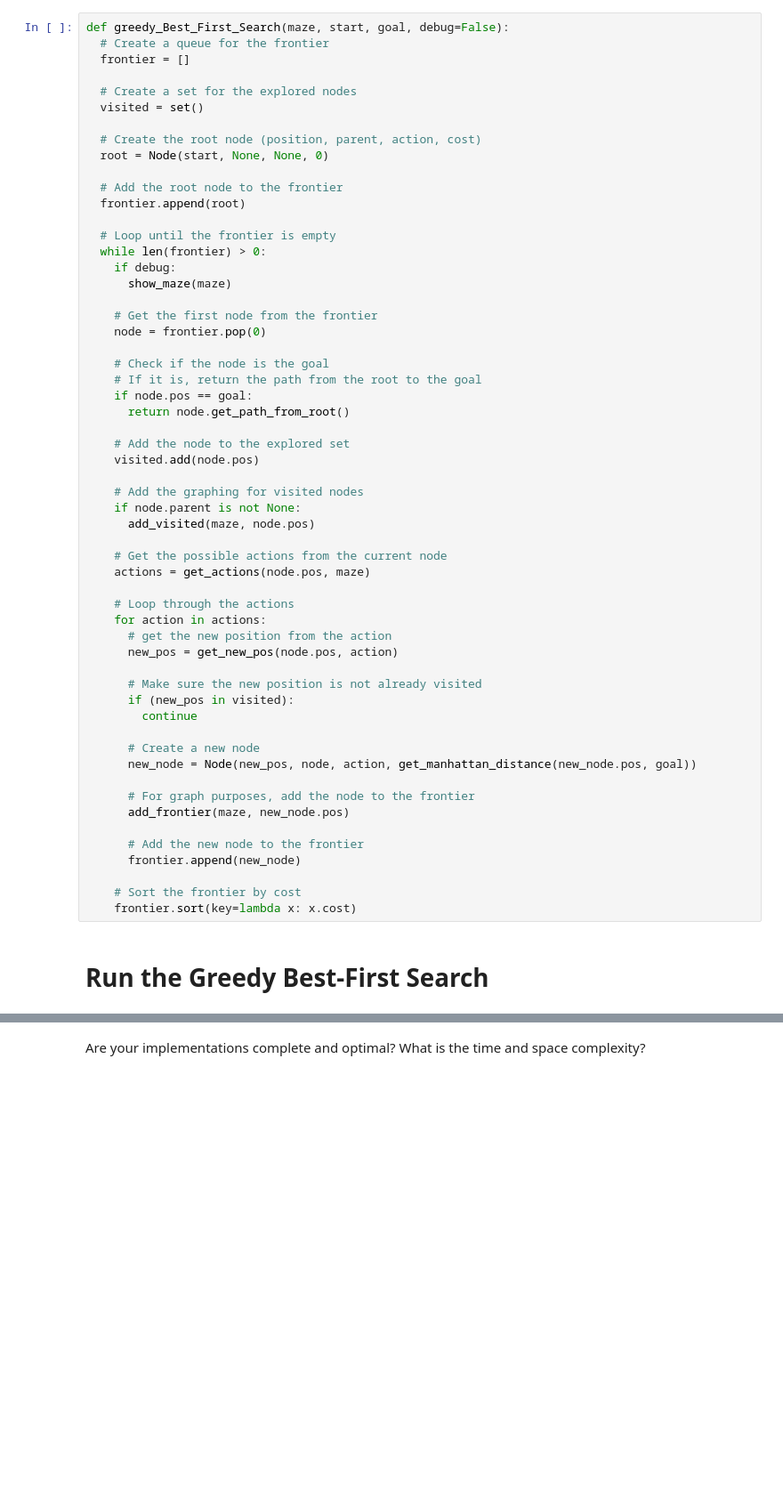
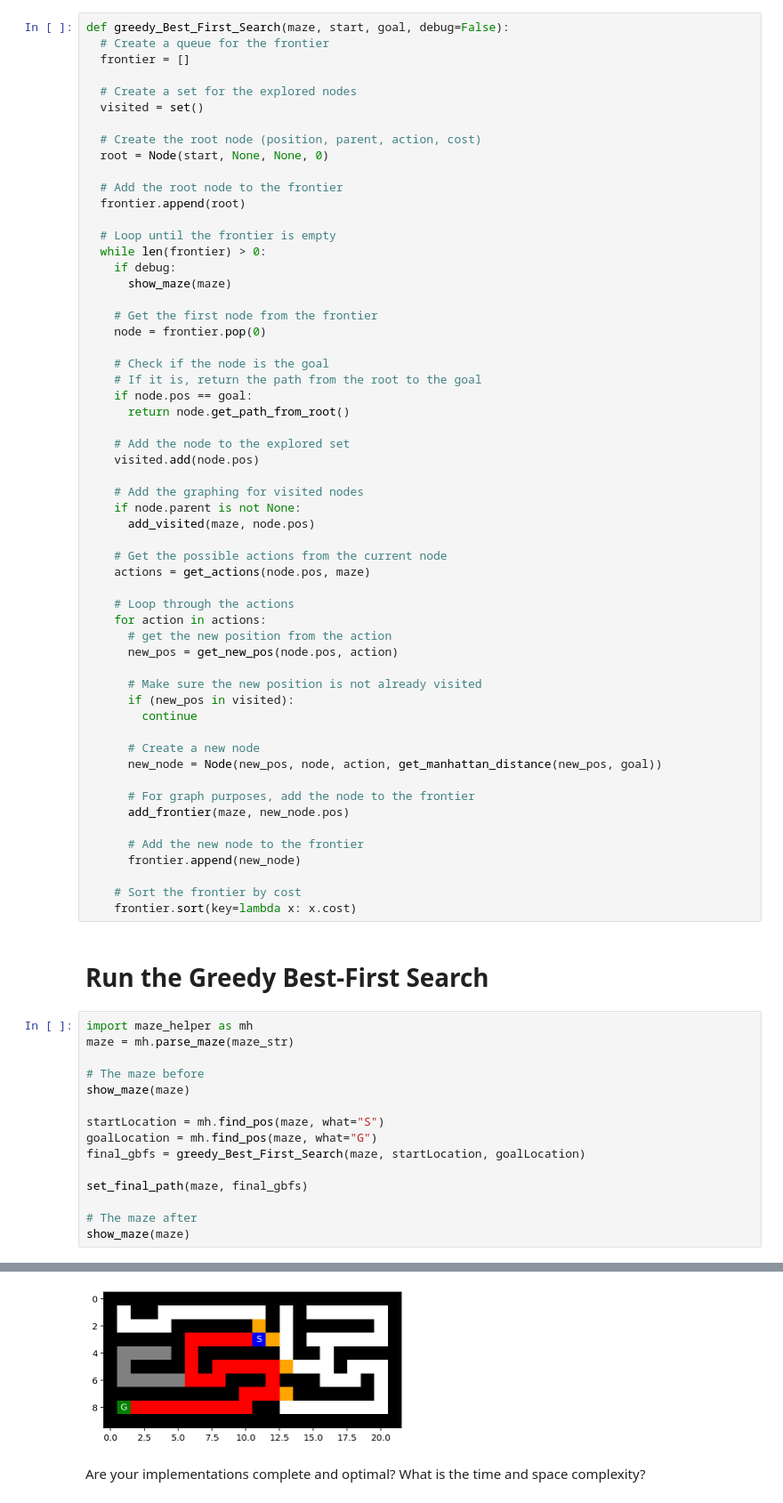
Before and after one commit to Gouldilocks/AI_pathfinding, a Jupyter notebook: runMe.ipynb, the cells around one changed output, grey strips where cells are left out. Shown: that part at 89% size. Drawn from its saved outputs; the diff is of its cells as text; blank space fills up the shorter version.

Commit message:
added greedy best first search

```diff
--- a/runMe.ipynb
+++ b/runMe.ipynb
@@ -638,7 +638,7 @@ def greedy_Best_First_Search(maze, start, goal, debug=False):
         continue
 
       # Create a new node
-      new_node = Node(new_pos, node, action, get_manhattan_distance(new_node.pos, goal))
+      new_node = Node(new_pos, node, action, get_manhattan_distance(new_pos, goal))
 
       # For graph purposes, add the node to the frontier
       add_frontier(maze, new_node.pos)
@@ -650,3 +650,19 @@ def greedy_Best_First_Search(maze, start, goal, debug=False):
     frontier.sort(key=lambda x: x.cost)
 # %% [markdown]
 # Run the Greedy Best-First Search
+# %%
+import maze_helper as mh
+maze = mh.parse_maze(maze_str)
+
+# The maze before
+show_maze(maze)
+
+startLocation = mh.find_pos(maze, what="S")
+goalLocation = mh.find_pos(maze, what="G")
+final_gbfs = greedy_Best_First_Search(maze, startLocation, goalLocation)
+
+set_final_path(maze, final_gbfs)
+
+# The maze after
+show_maze(maze)
+# %% [output]
@@ -653,2 +670,3 @@ def greedy_Best_First_Search(maze, start, goal, debug=False):
+[figure, added]
 # %% [markdown]
 Are your implementations complete and optimal? What is the time and space complexity?
```
Also changed, not shown: parts of 3 cells of this notebook.
